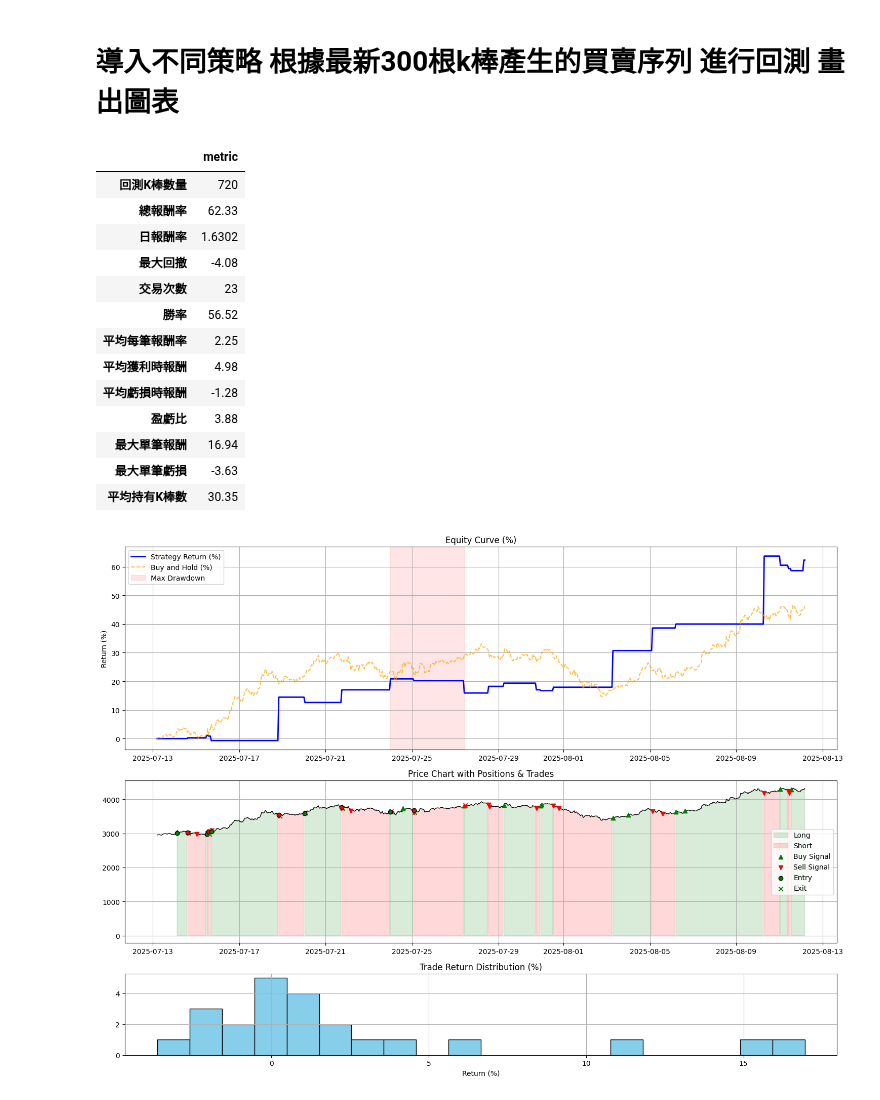
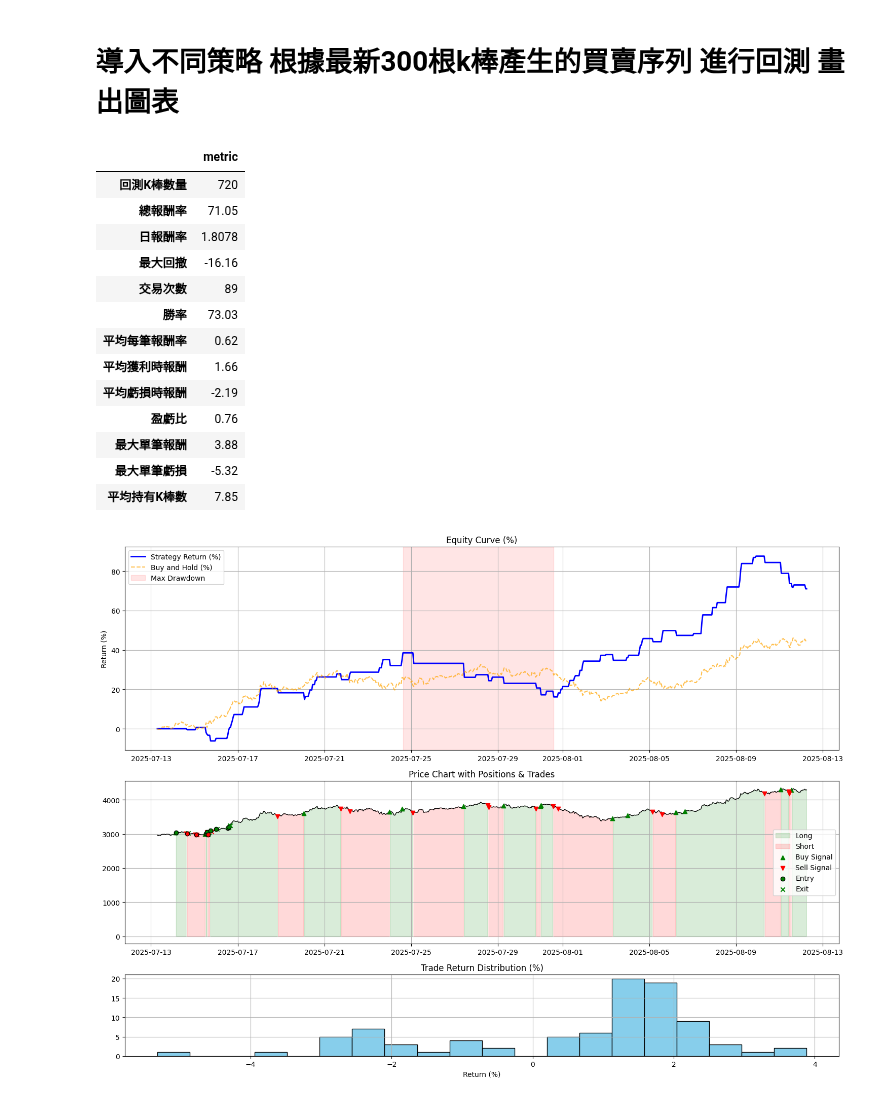
Before and after one commit to skywalker0803r/Vedanta, a Jupyter notebook: backtest_usage.ipynb, the cells around one changed output. Cells and saved outputs as stored; diff of their text form; code cells hidden in the pictures.

Commit message:
delay_entry=True

```diff
--- a/backtest_usage.ipynb
+++ b/backtest_usage.ipynb
@@ -3,48 +3,48 @@
 # %%
 from Technicalindicatorstrategy import turtle_strategy,vegas
 from Backtest.backtest import backtest_signals
 from Plot.plot import plot_backtest_result
 import pandas as pd
 from datetime import datetime,timedelta
 import warnings
 warnings.filterwarnings('ignore')
 import numpy as np
 np.random.seed(42)  # ✅ 固定隨機性（可重現性）
 import random
 random.seed(42)
 
 df_signals = turtle_strategy.get_signals('ETHUSDT','1h',datetime.now(),24*30)
 
 result = backtest_signals(
     df_signals.copy(),
     initial_capital = 33, # 1000台幣
     fee_rate = 0.0005, # 合約手續費
     leverage = 1, # 槓桿
     allow_short = True, # 是否做空
     stop_loss = None,       # 停損閾值，例如0.05代表5%
-    take_profit = None,     # 停利閾值
+    take_profit = 0.017,     # 停利閾值
     capital_ratio = 1, # 每次使用的資金佔比
     max_hold_bars = 100000,# 最大持有K棒數
-    delay_entry=False
+    delay_entry=True
     )
 display(pd.DataFrame(result['metric'],index=['metric']).T)
 plot_backtest_result(result)
 # %% [output]
 |  | metric |
 | 回測K棒數量 | 720 |
-| 總報酬率 | 62.33 |
-| 日報酬率 | 1.6302 |
-| 最大回撤 | -4.08 |
-| 交易次數 | 23 |
-| 勝率 | 56.52 |
-| 平均每筆報酬率 | 2.25 |
-| 平均獲利時報酬 | 4.98 |
-| 平均虧損時報酬 | -1.28 |
-| 盈虧比 | 3.88 |
-| 最大單筆報酬 | 16.94 |
-| 最大單筆虧損 | -3.63 |
-| 平均持有K棒數 | 30.35 |
+| 總報酬率 | 71.05 |
+| 日報酬率 | 1.8078 |
+| 最大回撤 | -16.16 |
+| 交易次數 | 89 |
+| 勝率 | 73.03 |
+| 平均每筆報酬率 | 0.62 |
+| 平均獲利時報酬 | 1.66 |
+| 平均虧損時報酬 | -2.19 |
+| 盈虧比 | 0.76 |
+| 最大單筆報酬 | 3.88 |
+| 最大單筆虧損 | -5.32 |
+| 平均持有K棒數 | 7.85 |
-[figure, old version]
+[figure, new version]
 # %%
 import seaborn as sns
 import matplotlib.pyplot as plt
```
Also changed, not shown: parts of 2 cells of this notebook.
